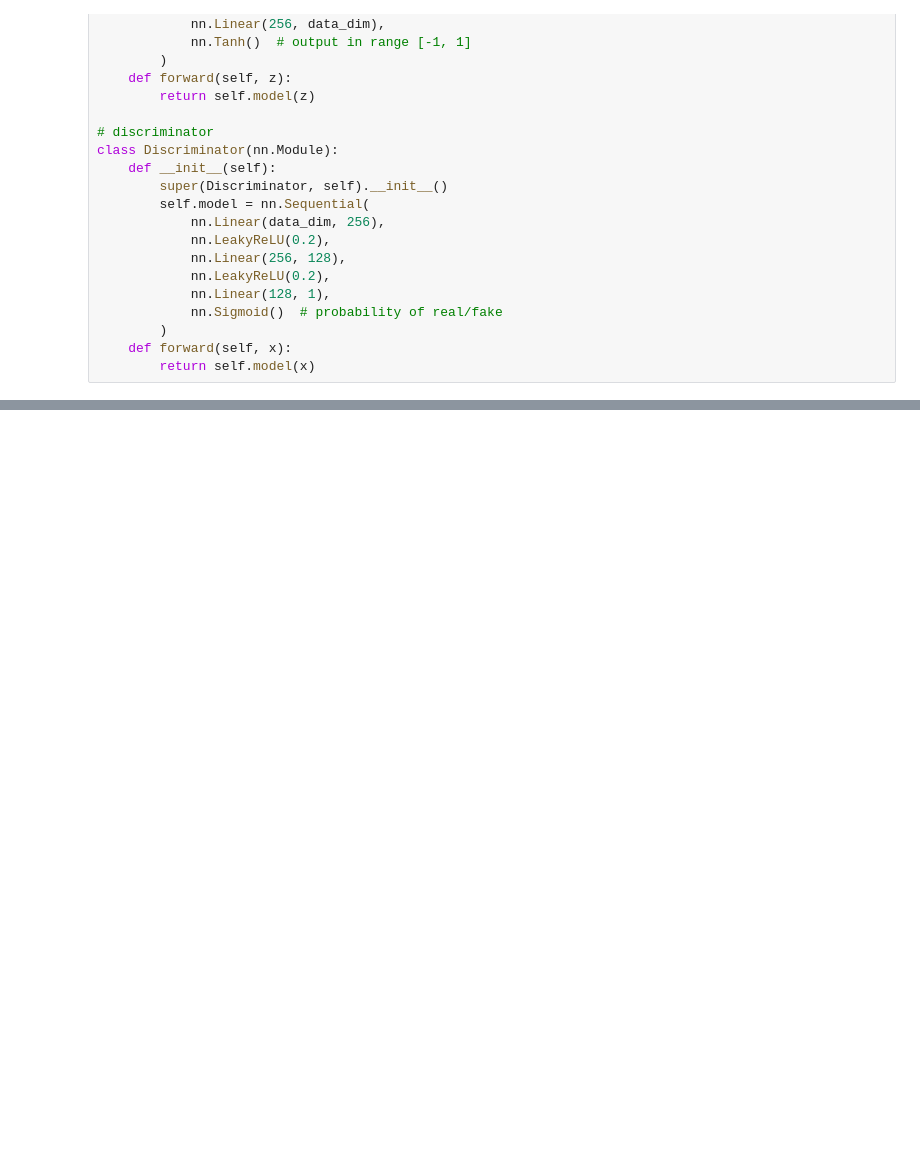
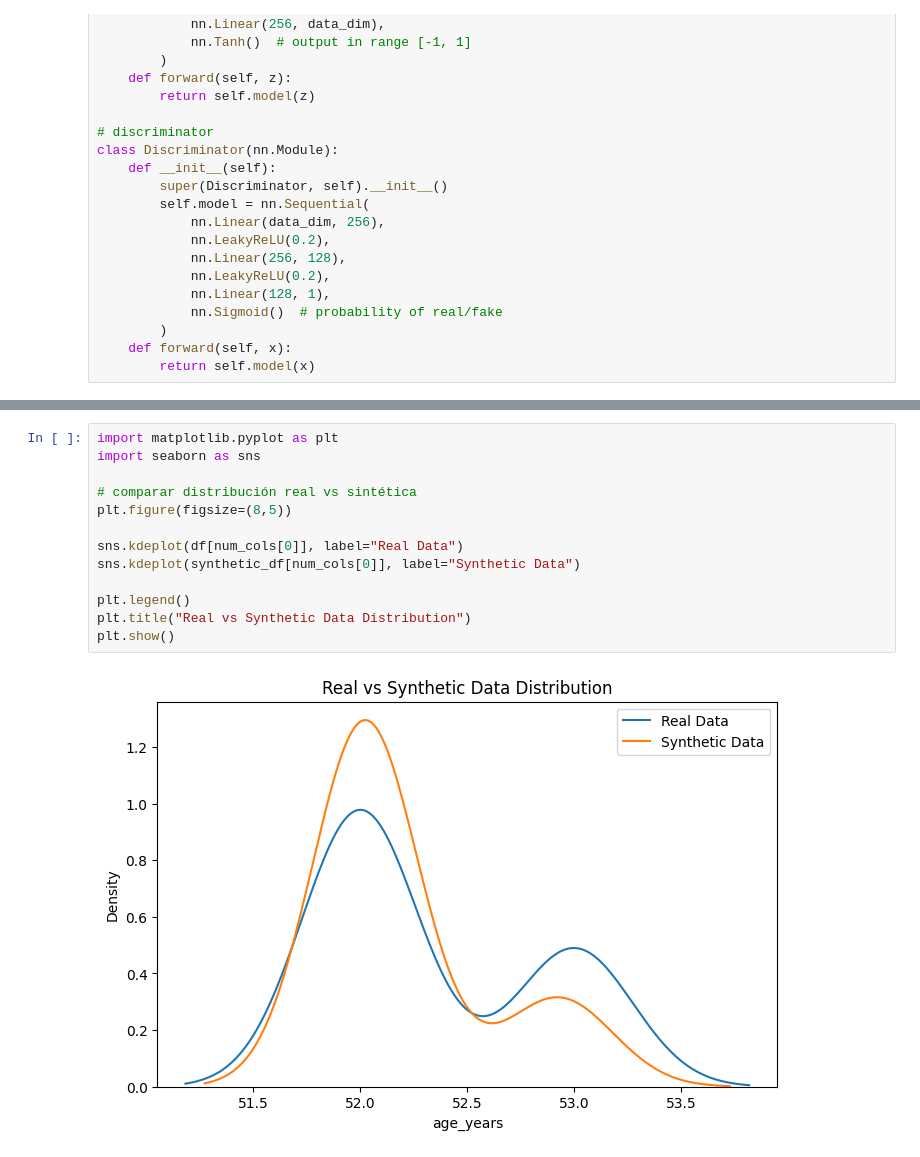
Before and after one commit to reinaldo-agp/synthetic-data-gan, a Jupyter notebook: gan_synthetic_data.ipynb, the cells around one changed output, grey strips where cells are left out. Saved outputs shown, nothing was run; the diff lists cells and outputs as text; blank space fills up the shorter version.

```diff
--- a/gan_synthetic_data.ipynb
+++ b/gan_synthetic_data.ipynb
@@ -168,3 +170,18 @@ print(synthetic_df)
 9  Routine follow-up.
 
 [10 rows x 34 columns]
+# %%
+import matplotlib.pyplot as plt
+import seaborn as sns
+
+# comparar distribución real vs sintética
+plt.figure(figsize=(8,5))
+
+sns.kdeplot(df[num_cols[0]], label="Real Data")
+sns.kdeplot(synthetic_df[num_cols[0]], label="Synthetic Data")
+
+plt.legend()
+plt.title("Real vs Synthetic Data Distribution")
+plt.show()
+# %% [output]
+[figure, added]
```
Also changed, not shown: parts of 3 cells of this notebook.
